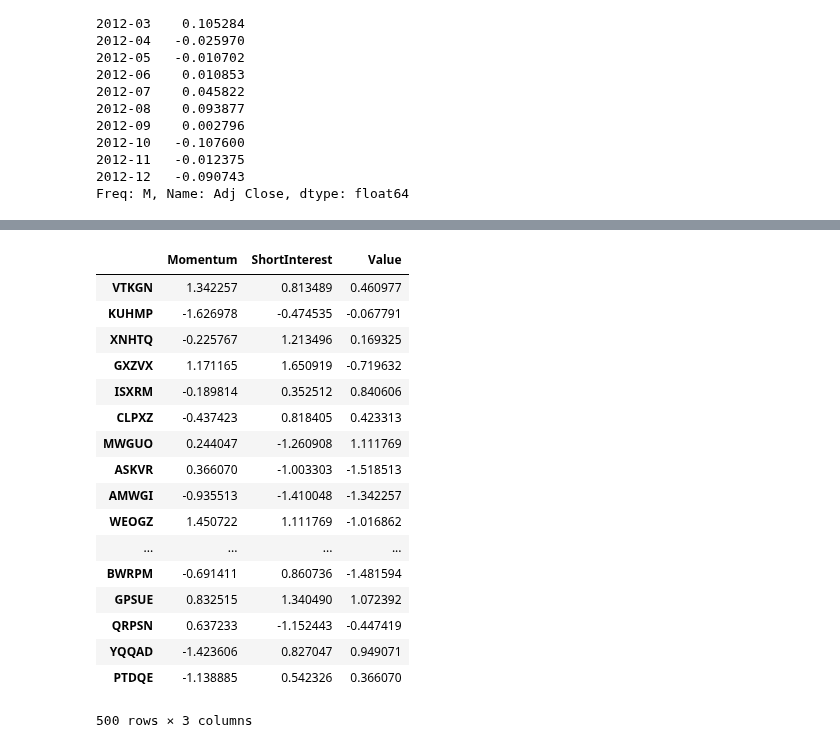
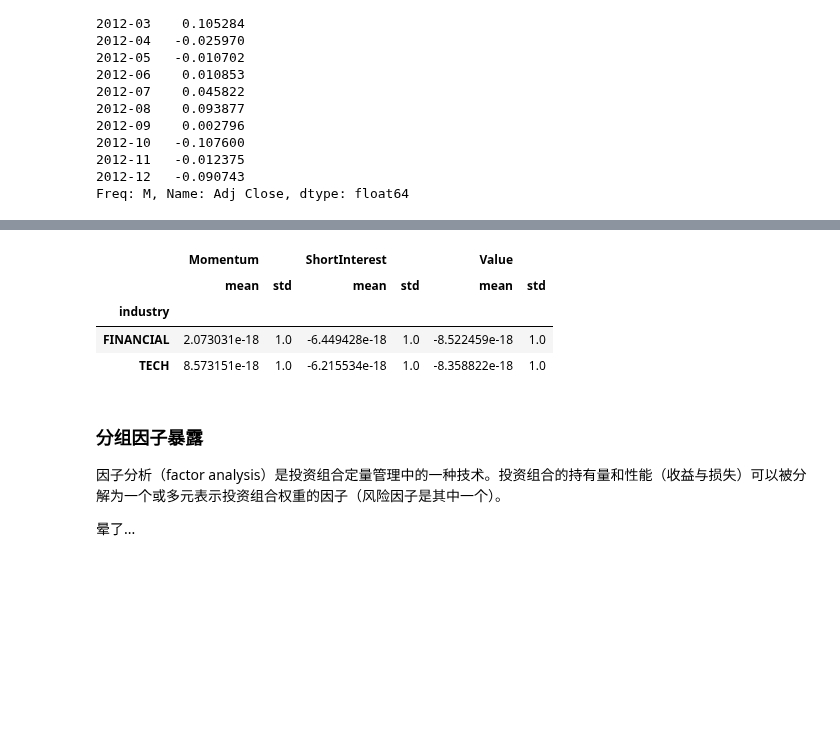
Before and after one commit to hugolu/learn-python, a Jupyter notebook: python-for-data-analysis/ch11-financial-and-economic-data-applications.ipynb, the cells around one changed output, grey strips where cells are left out. Cells and saved outputs as stored; diff of their text form; code cells hidden in the pictures; blank space fills up the shorter version.

```diff
--- a/python-for-data-analysis/ch11-financial-and-economic-data-applications.ipynb
+++ b/python-for-data-analysis/ch11-financial-and-economic-data-applications.ipynb
@@ -565,23 +556,19 @@ ind_rank.groupby(industries).agg(['min', 'max'])
 # %%
 # 在股票投资组合的定量分析中，“排名和标准化”是一种常见的变换运算组合
 # 通过将 rank 和 zscore 连接在一起即可完成整个变换过程
-by_industry.apply(lambda x: zscore(x.rank()))
+zscore_rank = by_industry.apply(lambda x: zscore(x.rank()))
+
+# 验证：“标准化排名” 平均为0，标准差为1
+zscore_rank.groupby(industries).agg(['mean', 'std'])
 # %% [output]
-|  | Momentum | ShortInterest | Value |
-| VTKGN | 1.342257 | 0.813489 | 0.460977 |
-| KUHMP | -1.626978 | -0.474535 | -0.067791 |
-| XNHTQ | -0.225767 | 1.213496 | 0.169325 |
-| GXZVX | 1.171165 | 1.650919 | -0.719632 |
-| ISXRM | -0.189814 | 0.352512 | 0.840606 |
-| CLPXZ | -0.437423 | 0.818405 | 0.423313 |
-| MWGUO | 0.244047 | -1.260908 | 1.111769 |
-| ASKVR | 0.366070 | -1.003303 | -1.518513 |
-| AMWGI | -0.935513 | -1.410048 | -1.342257 |
-| WEOGZ | 1.450722 | 1.111769 | -1.016862 |
-| ... | ... | ... | ... |
-| BWRPM | -0.691411 | 0.860736 | -1.481594 |
-| GPSUE | 0.832515 | 1.340490 | 1.072392 |
-| QRPSN | 0.637233 | -1.152443 | -0.447419 |
-| YQQAD | -1.423606 | 0.827047 | 0.949071 |
-| PTDQE | -1.138885 | 0.542326 | 0.366070 |
+|  | Momentum |  | ShortInterest |  | Value |  |
+|  | mean | std | mean | std | mean | std |
+| industry |  |  |  |  |  |  |
+| FINANCIAL | 2.073031e-18 | 1.0 | -6.449428e-18 | 1.0 | -8.522459e-18 | 1.0 |
+| TECH | 8.573151e-18 | 1.0 | -6.215534e-18 | 1.0 | -8.358822e-18 | 1.0 |
-500 rows × 3 columns
+# %% [markdown]
+### 分组因子暴露
+
+因子分析（factor analysis）是投资组合定量管理中的一种技术。投资组合的持有量和性能（收益与损失）可以被分解为一个或多元表示投资组合权重的因子（风险因子是其中一个）。
+
+晕了...
```
Also changed, not shown: parts of 36 cells of this notebook.
